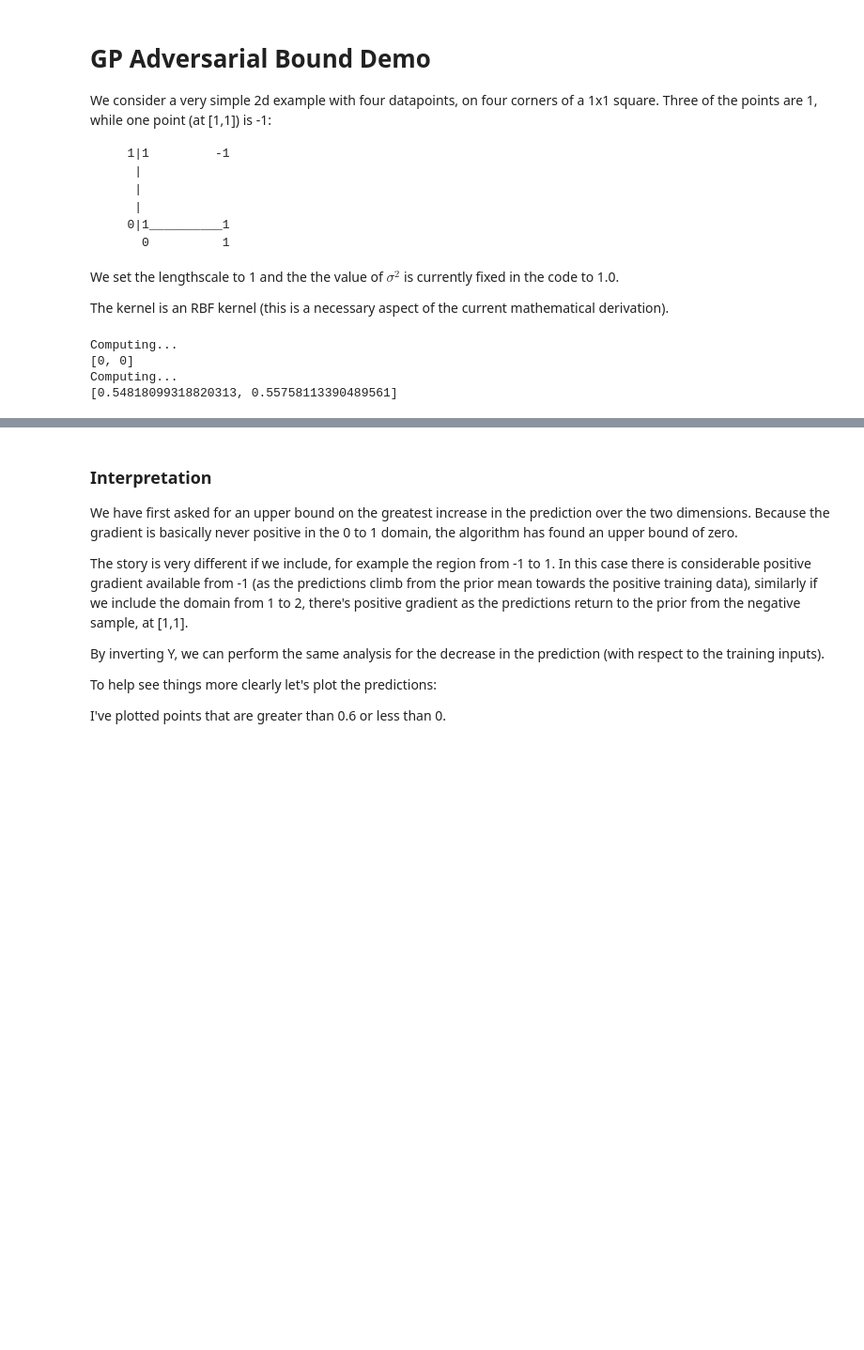
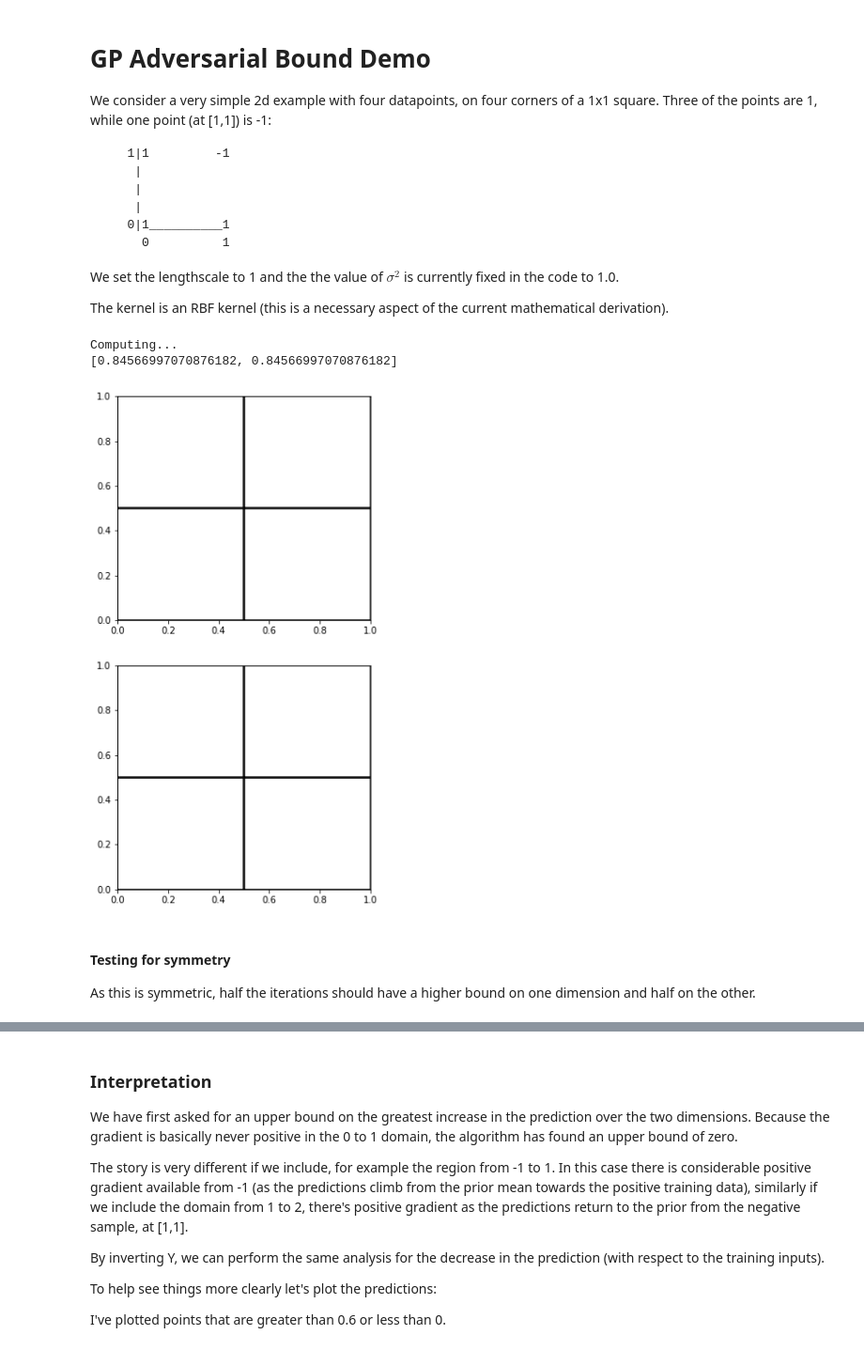
Before and after one commit to lionfish0/GPAdversarialBound, a Jupyter notebook: jupyter/Demo.ipynb, the cells around one changed output, grey strips where cells are left out. Shown at 94% size. Drawn from its saved outputs; the diff is of its cells as text; code cells hidden in the pictures; blank space fills up the shorter version.

```diff
--- a/jupyter/Demo.ipynb
+++ b/jupyter/Demo.ipynb
@@ -14,10 +20,5 @@ You'll probably want to skip the distributed aspect however. To do that simply r
 # %%
-from GPAdversarialBound import getshiftbounds, getpred
-import numpy as np
-import matplotlib.pyplot as plt
-%matplotlib inline
-
-ip = '54.171.175.16'
+ip = '54.194.231.31'
 from dask_dp4gp import install_libraries_on_workers as ilow
 joblist = ['pip install -U pip','sudo apt install libgl1-mesa-glx -y','conda update scipy -y','pip install git+https://github.com/sods/paramz.git','pip install git+https://github.com/SheffieldML/GPy.git','pip install git+https://github.com/lionfish0/dp4gp.git','conda install dask-searchcv -c conda-forge -y', 'pip install git+https://github.com/lionfish0/dask_dp4gp.git', 'pip install numpy', 'conda remove argcomplete -y', 'pip install -U pip', 'pip install numpy', 'conda remove argcomplete -y', 'pip install git+https://github.com/lionfish0/hypercuboid_integrator.git','pip install git+https://github.com/lionfish0/GPAdversarialBound.git']
 ilow(ip+':8786',joblist)
@@ -114,16 +115,25 @@ The kernel is an RBF kernel (this is a necessary aspect of the current mathemati
 # %%
 l = 1.0
 X = np.array([[0,0],[0,1],[1,0],[1,1]])*1.0
 Y = np.array([[1,1,1,-1]]).T*1.0
 
 #positive Y:
-pos_allshifts,pos_dbinfo = getshiftbounds(X,Y,l=l,totalits=300,ip=ip)
-print(pos_allshifts)
+#pos_allshifts,pos_dbinfo = getshiftbounds(X,Y,l=l,totalits=9,ip=ip)
+#print(pos_allshifts)
 #negative Y:
-neg_allshifts,neg_dbinfo = getshiftbounds(X,-Y,l=l,totalits=300,ip=ip)
+neg_allshifts,neg_dbinfo = getshiftbounds(X,-Y,l=l,totalits=4,ip=ip)
 print(neg_allshifts)
+
+plt.figure(figsize=[5,10])
+plt.subplot(2,1,1)
+plot2dB(neg_dbinfo[0]['B'])
+plt.subplot(2,1,2)
+plot2dB(neg_dbinfo[1]['B'])
 # %% [output]
 Computing...
-[0, 0]
-Computing...
-[0.54818099318820313, 0.55758113390489561]
+[0.84566997070876182, 0.84566997070876182]
+[figure, added]
+# %% [markdown]
+#### Testing for symmetry
+
+As this is symmetric, half the iterations should have a higher bound on one dimension and half on the other.
```
Also changed, not shown: parts of 12 cells of this notebook, 1 other file.
